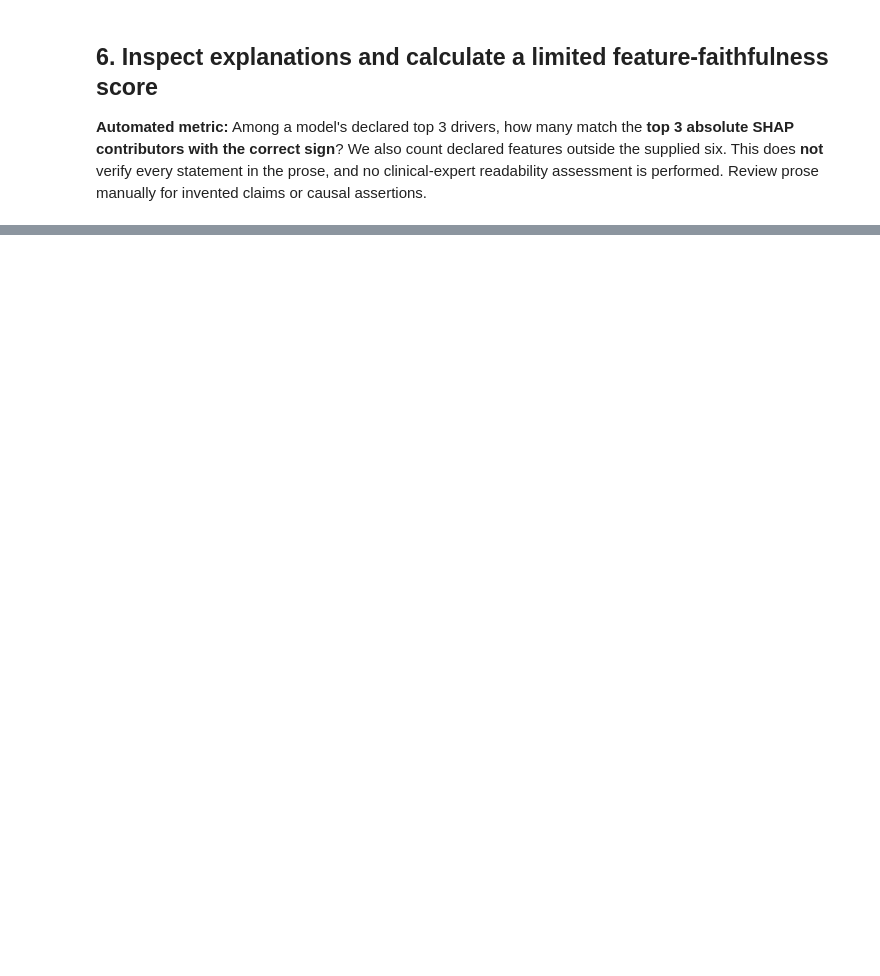
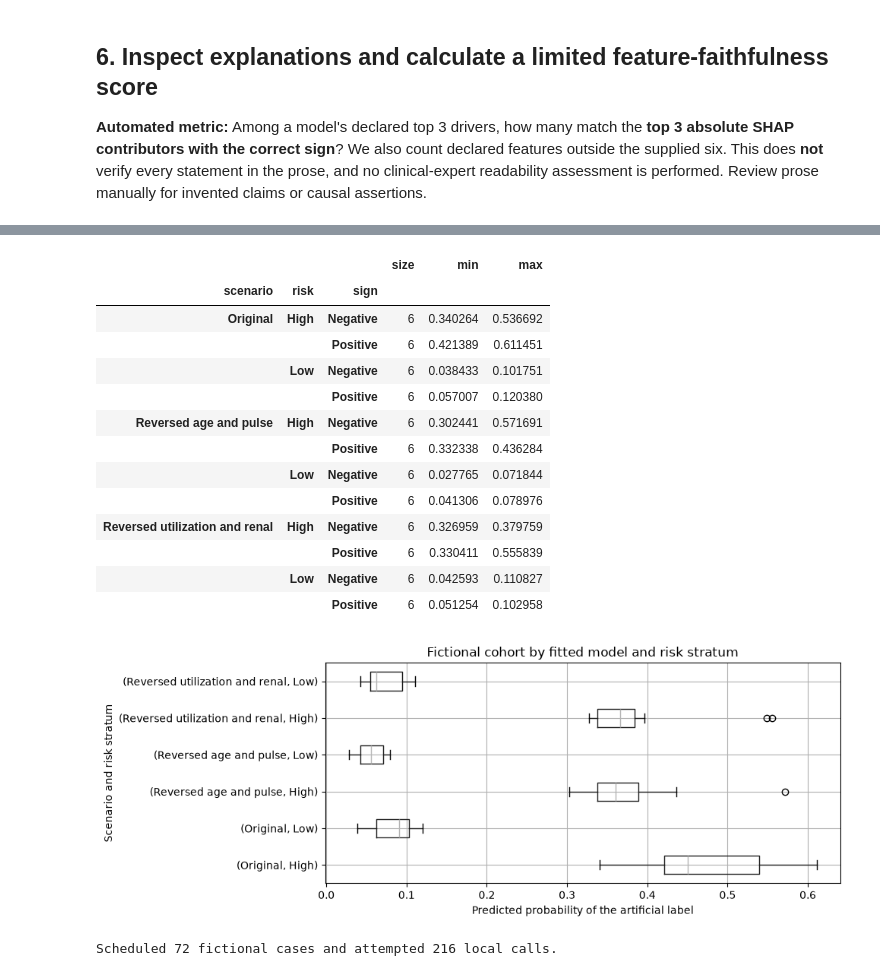
Before and after one commit to Shounak-Ghosh/AI380H, a Jupyter notebook: HRP/src/hrp_qwen3_shap_pilot.ipynb, the cells around one changed output, grey strips where cells are left out. Saved outputs shown, nothing was run; the diff lists cells and outputs as text; code cells hidden in the pictures; blank space fills up the shorter version.

```diff
--- a/HRP/src/hrp_qwen3_shap_pilot.ipynb
+++ b/HRP/src/hrp_qwen3_shap_pilot.ipynb
@@ -326,0 +335,46 @@ Use these questions for a qualitative comparison:
+# %%
+cohort = build_cohort(X_test, X_train_z, X_test_z, X_train, clf, synthetic_logit, SEED)
+strata = ["scenario", "risk", "sign"]
+cohort_frame = pd.DataFrame(cohort)
+display(cohort_frame.groupby(strata).prediction.agg(["size", "min", "max"]))
+cohort_frame.boxplot(column="prediction", by=["scenario", "risk"], vert=False, figsize=(10, 4))
+plt.suptitle("")
+plt.title("Fictional cohort by fitted model and risk stratum")
+plt.xlabel("Predicted probability of the artificial label")
+plt.ylabel("Scenario and risk stratum")
+plt.tight_layout()
+plt.show()
+# %% [output]
+|  |  |  | size | min | max |
+| scenario | risk | sign |  |  |  |
+| Original | High | Negative | 6 | 0.340264 | 0.536692 |
+|  |  | Positive | 6 | 0.421389 | 0.611451 |
+|  | Low | Negative | 6 | 0.038433 | 0.101751 |
+|  |  | Positive | 6 | 0.057007 | 0.120380 |
+| Reversed age and pulse | High | Negative | 6 | 0.302441 | 0.571691 |
+|  |  | Positive | 6 | 0.332338 | 0.436284 |
+|  | Low | Negative | 6 | 0.027765 | 0.071844 |
+|  |  | Positive | 6 | 0.041306 | 0.078976 |
+| Reversed utilization and renal | High | Negative | 6 | 0.326959 | 0.379759 |
+|  |  | Positive | 6 | 0.330411 | 0.555839 |
+|  | Low | Negative | 6 | 0.042593 | 0.110827 |
+|  |  | Positive | 6 | 0.051254 | 0.102958 |
+[figure, added]
+# %%
+BENCHMARK_MODE = "full"
+benchmark = pd.DataFrame()
+if BENCHMARK_MODE not in {"off", "smoke", "full"}:
+    raise ValueError("Choose off, smoke, or full.")
+if BENCHMARK_MODE != "off" and check_local_ollama():
+    selected = cohort if BENCHMARK_MODE == "full" else [
+        cohort[index] for index in cohort_frame.groupby(strata).head(1).index
+    ]
+    benchmark, calls = run_benchmark(
+        selected, lambda prompt, timeout: generate(prompt, OLLAMA_URL, MODEL_NAME, timeout),
+        call_limit=3 * len(selected), wall_seconds=1800 if BENCHMARK_MODE == "full" else 300,
+    )
+    print(f"Scheduled {len(selected)} fictional cases and attempted {calls} local calls.")
+else:
+    print("Benchmark inference skipped. Cohort and SHAP reference are available.")
+# %% [output]
+Scheduled 72 fictional cases and attempted 216 local calls.
```
Also changed, not shown: parts of 14 cells of this notebook, 5 other files.
